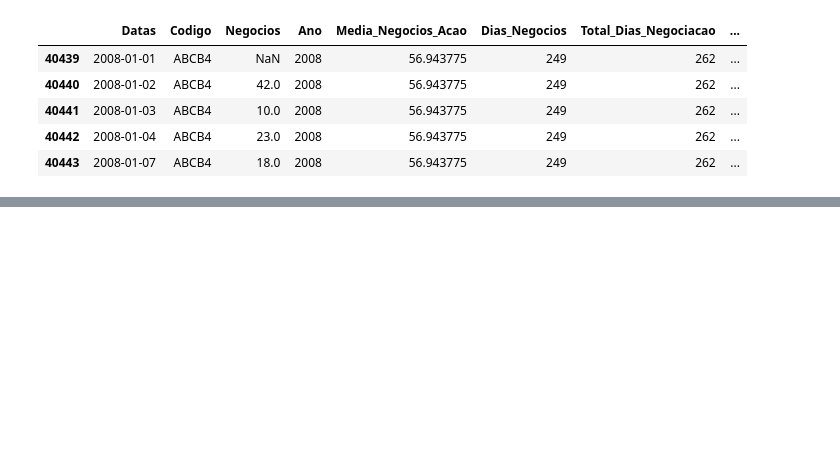
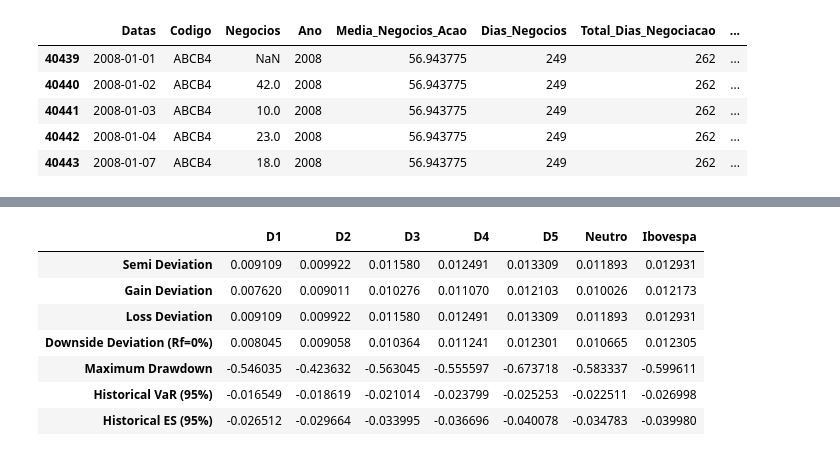
Before and after one commit to andrebarbosa27/lowvolatility, a Jupyter notebook: LowVolatility.ipynb, the cells around one changed output, grey strips where cells are left out. Cells and saved outputs as stored; diff of their text form; code cells hidden in the pictures; blank space fills up the shorter version.

```diff
--- a/LowVolatility.ipynb
+++ b/LowVolatility.ipynb
@@ -583,0 +507,11 @@ plt.show()
+# %%
+risk_metrics_df
+# %% [output]
+|  | D1 | D2 | D3 | D4 | D5 | Neutro | Ibovespa |
+| Semi Deviation | 0.009109 | 0.009922 | 0.011580 | 0.012491 | 0.013309 | 0.011893 | 0.012931 |
+| Gain Deviation | 0.007620 | 0.009011 | 0.010276 | 0.011070 | 0.012103 | 0.010026 | 0.012173 |
+| Loss Deviation | 0.009109 | 0.009922 | 0.011580 | 0.012491 | 0.013309 | 0.011893 | 0.012931 |
+| Downside Deviation (Rf=0%) | 0.008045 | 0.009058 | 0.010364 | 0.011241 | 0.012301 | 0.010665 | 0.012305 |
+| Maximum Drawdown | -0.546035 | -0.423632 | -0.563045 | -0.555597 | -0.673718 | -0.583337 | -0.599611 |
+| Historical VaR (95%) | -0.016549 | -0.018619 | -0.021014 | -0.023799 | -0.025253 | -0.022511 | -0.026998 |
+| Historical ES (95%) | -0.026512 | -0.029664 | -0.033995 | -0.036696 | -0.040078 | -0.034783 | -0.039980 |
```
Also changed, not shown: parts of 28 cells of this notebook.
